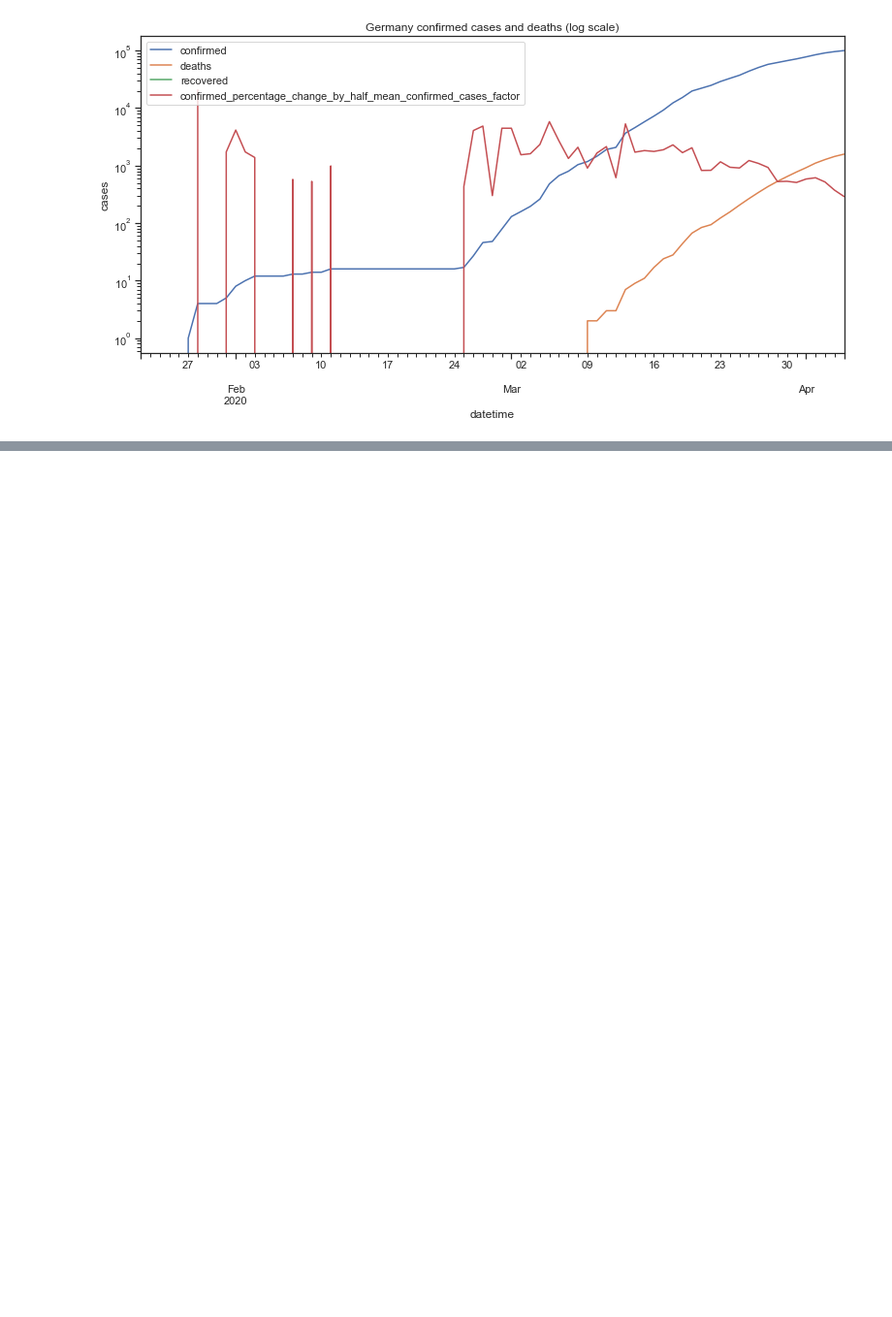
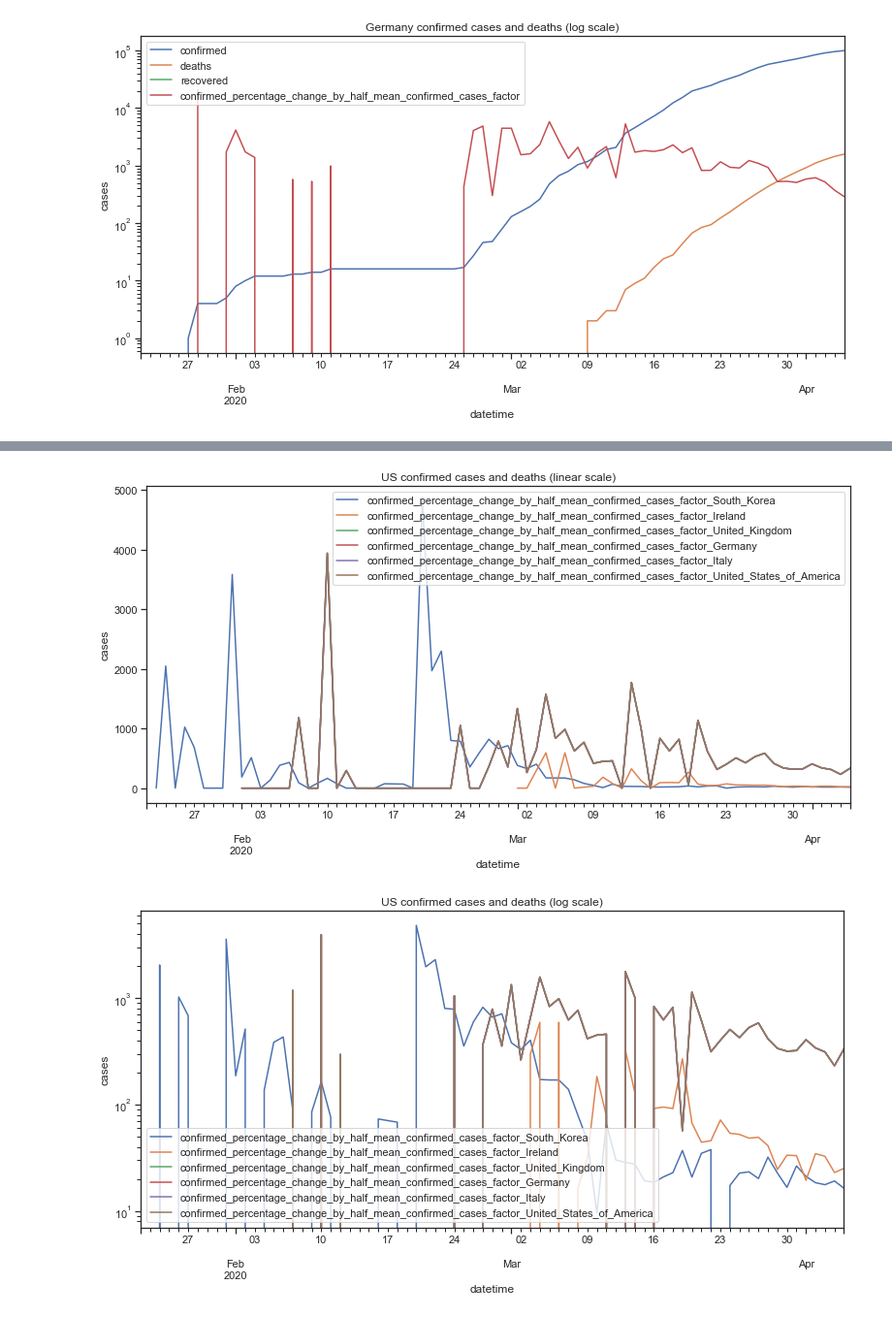
Before and after one commit to wdbm/COVID-19, a Jupyter notebook: COVID-19_a9fca423.ipynb, the cells around one changed output, grey strips where cells are left out. Shown: that part at 97% size. Cells and saved outputs as stored; diff of their text form; code cells hidden in the pictures; blank space fills up the shorter version.

```diff
--- a/COVID-19_a9fca423.ipynb
+++ b/COVID-19_a9fca423.ipynb
@@ -292,6 +377,9 @@ locations_list = [South_Korea, Ireland, United_Kingdom]
 # %%
 _df = pd.merge(South_Korea.add_suffix('_South_Korea'), Ireland.add_suffix('_Ireland'), how='inner', left_index=True, right_index=True)
 _df = pd.merge(_df, United_Kingdom.add_suffix('_United_Kingdom'), how='inner', left_index=True, right_index=True)
+_df = pd.merge(_df, United_Kingdom.add_suffix('_Germany'), how='inner', left_index=True, right_index=True)
+_df = pd.merge(_df, United_Kingdom.add_suffix('_Italy'), how='inner', left_index=True, right_index=True)
+_df = pd.merge(_df, United_Kingdom.add_suffix('_United_States_of_America'), how='inner', left_index=True, right_index=True)
 _df.tail()
 # %% [output]
 |  | confirmed_South_Korea | deaths_South_Korea | recovered_South_Korea | confirmed_percentage_change_by_ha... | ... |
@@ -301,3 +389,12 @@ _df.tail()
 | 2020-04-03 00:00:00+00:00 | 10062 | 174 | NaN | 17.666667 | ... |
 | 2020-04-04 00:00:00+00:00 | 10156 | 177 | NaN | 19.145034 | ... |
 | 2020-04-05 00:00:00+00:00 | 10237 | 183 | NaN | 16.344624 | ... |
+# %%
+_df = _df[[
+    'confirmed_percentage_change_by_half_mean_confirmed_cases_factor_South_Korea',
+    'confirmed_percentage_change_by_half_mean_confirmed_cases_factor_Ireland',
+    'confirmed_percentage_change_by_half_mean_confirmed_cases_factor_United_Kingdom',
+    'confirmed_percentage_change_by_half_mean_confirmed_cases_factor_Germany',
+    'confirmed_percentage_change_by_half_mean_confirmed_cases_factor_Italy',
+    'confirmed_percentage_change_by_half_mean_confirmed_cases_factor_United_States_of_America']]
+_df.tail()
@@ -303,0 +409,6 @@ _df.tail()
+# %%
+_df.plot(title=location_name+' confirmed cases and deaths (linear scale)'); plt.ylabel('cases');
+_df.plot(title=location_name+' confirmed cases and deaths (log scale)', logy=True); plt.ylabel('cases');
+# %% [output]
+[figure, added]
+[figure, added]
```
Also changed, not shown: parts of 10 cells of this notebook.
